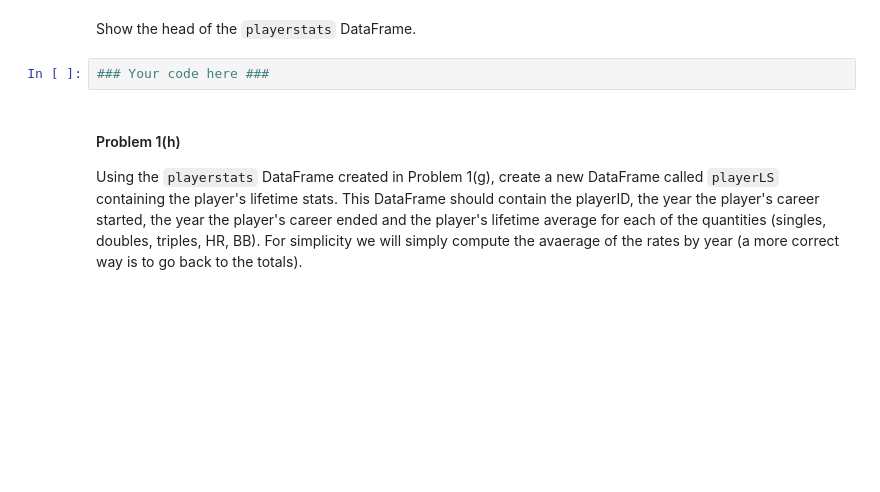
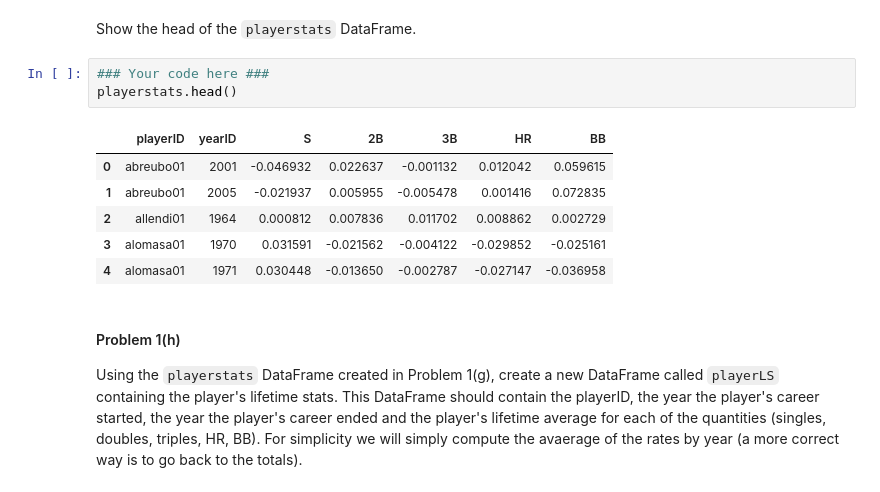
Before and after one commit to artgonline/2014, a Jupyter notebook: homework/HW3.ipynb, the cells around one changed output. Saved outputs shown, nothing was run; the diff lists cells and outputs as text; blank space fills up the shorter version.

```diff
--- a/homework/HW3.ipynb
+++ b/homework/HW3.ipynb
@@ -201,6 +247,14 @@ Now we will create a similar database for individual players. Consider only play
 Show the head of the `playerstats` DataFrame.
 # %%
 ### Your code here ###
+playerstats.head()
+# %% [output]
+|  | playerID | yearID | S | 2B | 3B | HR | BB |
+| 0 | abreubo01 | 2001 | -0.046932 | 0.022637 | -0.001132 | 0.012042 | 0.059615 |
+| 1 | abreubo01 | 2005 | -0.021937 | 0.005955 | -0.005478 | 0.001416 | 0.072835 |
+| 2 | allendi01 | 1964 | 0.000812 | 0.007836 | 0.011702 | 0.008862 | 0.002729 |
+| 3 | alomasa01 | 1970 | 0.031591 | -0.021562 | -0.004122 | -0.029852 | -0.025161 |
+| 4 | alomasa01 | 1971 | 0.030448 | -0.013650 | -0.002787 | -0.027147 | -0.036958 |
 # %% [markdown]
 #### Problem 1(h)
 
```
Also changed, not shown: parts of 7 cells of this notebook, 1 other file.
